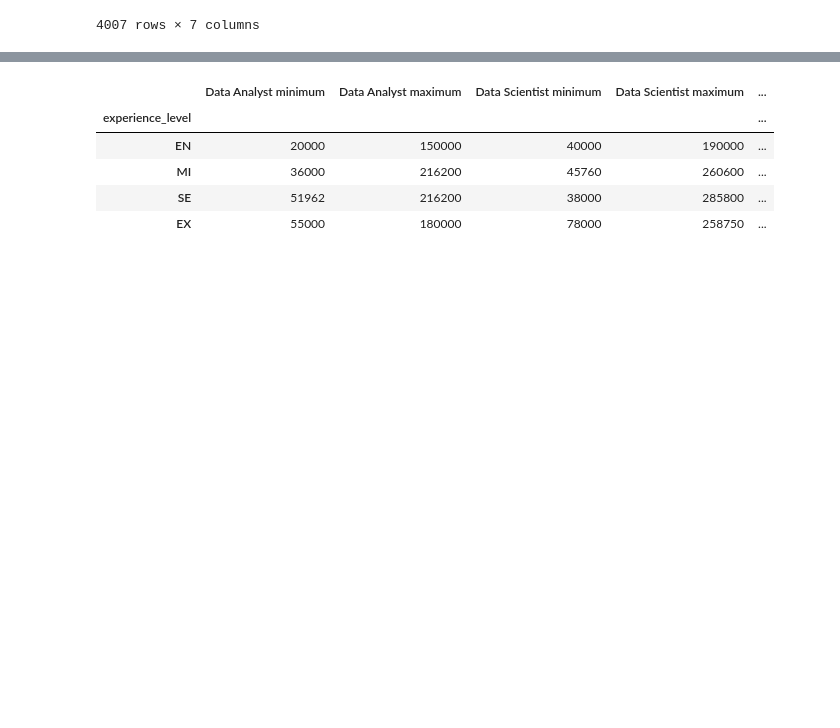
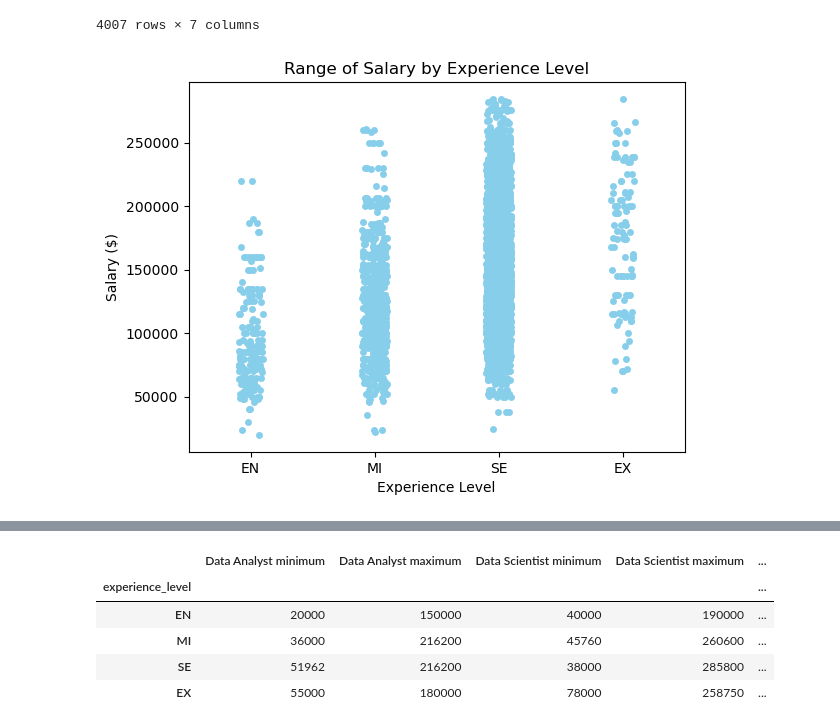
Before and after one commit to christian-a-smith/project-1, a Jupyter notebook: Experience Levels/experience_levels.ipynb, the cells around one changed output, grey strips where cells are left out. Drawn from its saved outputs; the diff is of its cells as text; code cells hidden in the pictures; blank space fills up the shorter version.

Commit message:
updating graphs experience levels

```diff
--- a/Experience Levels/experience_levels.ipynb
+++ b/Experience Levels/experience_levels.ipynb
@@ -57,6 +57,14 @@ data_top_4
 | 6742 | 2020 | MI | FT | Data Engineer | 130800 | 100 | M |
 | 6747 | 2020 | EN | FT | Data Scientist | 105000 | 100 | S |
 4007 rows × 7 columns
+# %%
+sns.stripplot(x="experience_level", y="salary", data=data_top_4, order=["EN", "MI", "SE", "EX"], color="skyblue")
+plt.title("Range of Salary by Experience Level")
+plt.xlabel("Experience Level")
+plt.ylabel("Salary ($)")
+plt.savefig("Output/fig1.png")
+# %% [output]
+[figure, added]
 # %%
 palette=["skyblue", "orange", "mediumseagreen", "purple"]
 sns.boxplot(x="experience_level", y="salary", data=data_top_4, order=["EN", "MI", "SE", "EX"], palette=palette)
```
Also changed, not shown: parts of 10 cells of this notebook, 9 other files.
